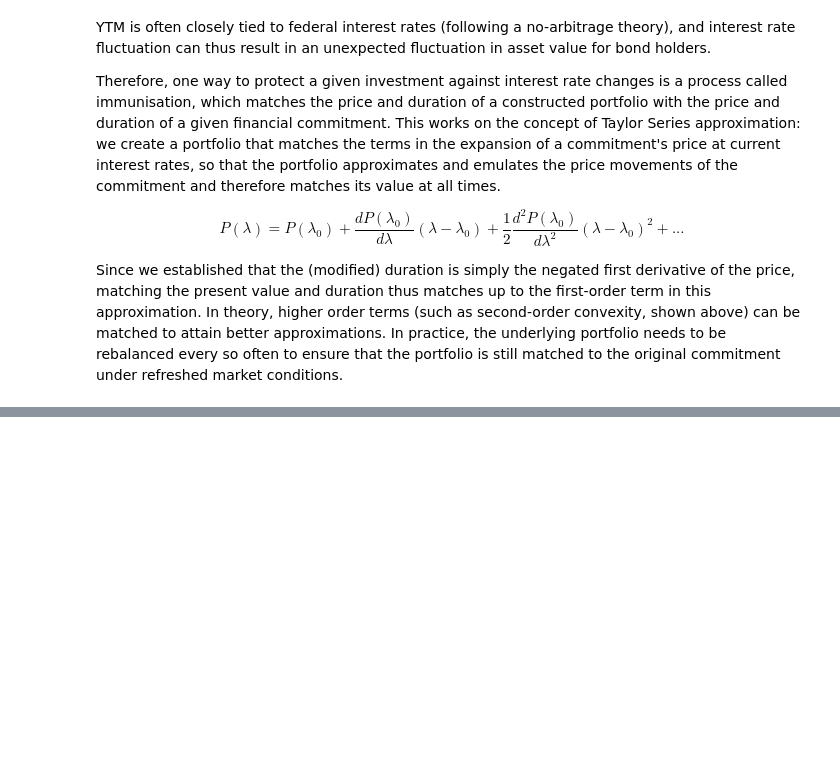
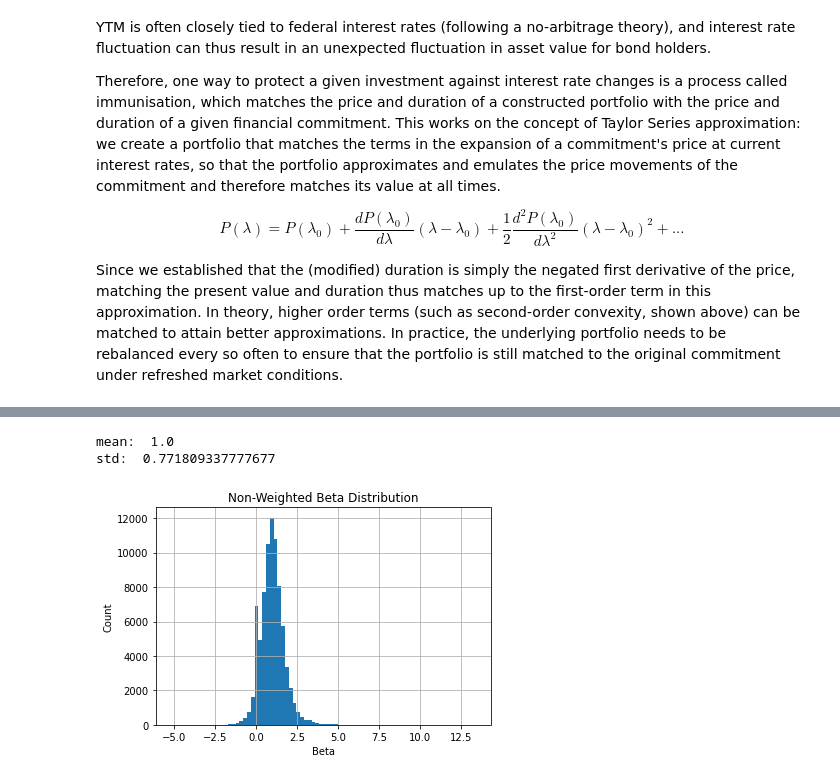
Before and after one commit to Darrekt/SPMLF-CW, a Jupyter notebook: main.ipynb, the cells around one changed output, grey strips where cells are left out. Cells and saved outputs as stored; diff of their text form; code cells hidden in the pictures; blank space fills up the shorter version.

```diff
--- a/main.ipynb
+++ b/main.ipynb
@@ -576,0 +612,32 @@ Since we established that the (modified) duration is simply the negated first de
+# %%
+"""
+Compute 22-day covariance with Market, then normalise by market variance.
+We'll put make this a function of the market returns, so that we can calculate
+it again later using the cap-weighted market returns.
+"""
+def calc_betas(market_returns):
+    data = df['ret'].copy()
+    data["market"] = market_returns
+
+    unweighted_betas = pd.DataFrame(columns=data.columns)
+
+    for time in data.index[21:]:
+        covariances = data[:time].iloc[-22:].cov()
+        unweighted_betas.loc[time] = covariances["market"] / covariances["market"]["market"]
+
+    plt.hist(unweighted_betas.values.reshape(-1), bins=80)
+    plt.grid()
+    plt.ylabel('Count')
+    plt.xlabel('Beta')
+    plt.title('Non-Weighted Beta Distribution')
+
+    print('mean: ', np.mean(unweighted_betas.values.reshape(-1)))
+    print('std: ', np.std(unweighted_betas.values.reshape(-1)))
+
+    return unweighted_betas
+
+unweighted_betas = calc_betas(unweighted_returns)
+# %% [output]
+mean:  1.0
+std:  0.771809337777677
+[figure, added]
```
Also changed, not shown: parts of 18 cells of this notebook, 1 other file.
